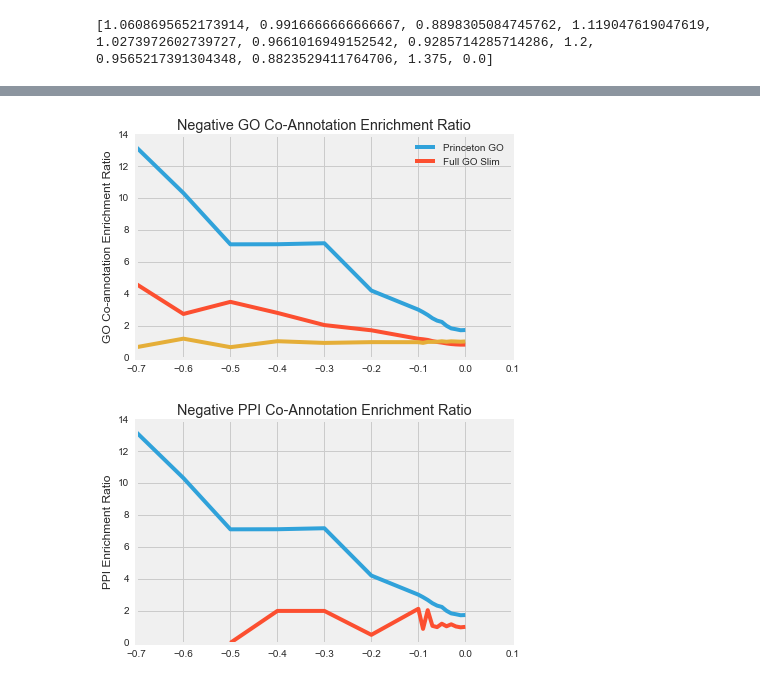
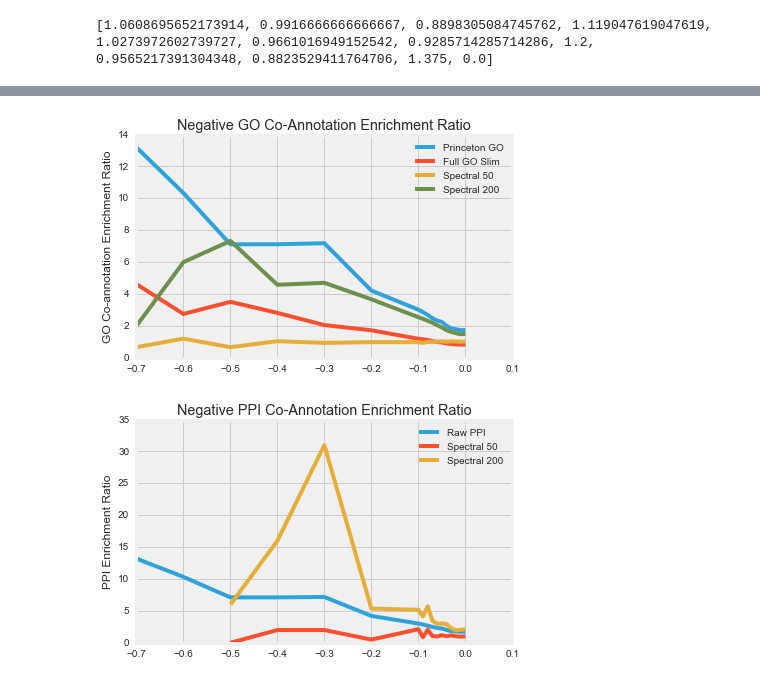
Before and after one commit to tdgoodrich/genetic_overlay, a Jupyter notebook: Code/Plots.ipynb, the cells around one changed output, grey strips where cells are left out. Drawn from its saved outputs; the diff is of its cells as text; code cells hidden in the pictures.

```diff
--- a/Code/Plots.ipynb
+++ b/Code/Plots.ipynb
@@ -24,6 +24,8 @@ neg_scores_ppi_gis = [(392589, 302, 134), (387455, 296, 109), (359469, 287, 104)
 
 neg_50_clusters_gi = [(376042, 8506, 8295), (371060, 8377, 8299), (344082, 7772, 7602), (296025, 6693, 6475), (243346, 5494, 5456), (196894, 4451, 4293), (160210, 3592, 3568), (131855, 2938, 2948), (110034, 2441, 2445), (93043, 2055, 2195), (79350, 1749, 1785), (18887, 392, 399), (6137, 126, 135), (2404, 51, 49), (977, 16, 24), (366, 6, 5), (115, 2, 3), (23, 1, 1), (1, 0, 0), (1, 0, 0)]
 neg_50_clusters_ppi = [(376042, 131, 131), (371060, 131, 135), (344082, 123, 120), (296025, 109, 94), (243346, 88, 85), (196894, 79, 66), (160210, 60, 61), (131855, 51, 48), (110034, 43, 21), (93043, 34, 39), (79350, 32, 15), (18887, 5, 10), (6137, 2, 1), (2404, 2, 1), (977, 0, 1), (366, 0, 1), (115, 0, 0), (23, 0, 0), (1, 0, 0), (1, 0, 0)]
+neg_200_clusters_gi = [(322073, 10379, 6938), (317485, 10284, 6954), (292962, 9790, 6336), (249832, 8859, 5451), (203246, 7745, 4476), (162779, 6784, 3563), (131219, 5841, 2859), (106907, 5089, 2316), (88472, 4470, 1931), (74215, 3910, 1602), (62778, 3444, 1352), (13506, 1013, 276), (3763, 348, 74), (1235, 142, 31), (383, 44, 6), (95, 22, 2), (9, 7, 1), (1, 0, 1), (1, 0, 0), (1, 0, 0)]
+neg_200_clusters_ppi = [(322073, 216, 103), (317485, 211, 103), (292962, 204, 105), (249832, 194, 84), (203246, 188, 64), (162779, 170, 56), (131219, 155, 52), (106907, 145, 42), (88472, 138, 24), (74215, 128, 31), (62778, 119, 23), (13506, 59, 11), (3763, 31, 1), (1235, 16, 1), (383, 6, 1), (95, 4, 1), (9, 0, 0), (1, 0, 0), (1, 0, 0), (1, 0, 0)]
 
 pos_scores_all_go_gis = [(352561, 27658, 35447), (347908, 27333, 34875), (321646, 25478, 32322), (272566, 22120, 27328), (215480, 18061, 21512), (163246, 14246, 16565), (120856, 11002, 12180), (88685, 8442, 8947), (64704, 6531, 6399), (47337, 4968, 4850), (34950, 3835, 3560), (2514, 393, 249), (360, 71, 35), (69, 14, 8), (15, 0, 0), (4, 0, 0), (2, 0, 0), (0, 0, 0), (0, 0, 0), (0, 0, 0)]
 neg_scores_all_go_gis = [(392589, 32585, 39463), (387455, 32237, 39019), (359469, 30342, 36136), (309629, 26921, 31174), (254932, 23061, 25571), (206453, 19704, 20647), (168190, 16844, 16969), (138573, 14533, 13890), (115802, 12728, 11361), (98056, 11186, 9625), (83769, 9940, 8327), (20515, 3410, 1977), (6993, 1509, 735), (2947, 755, 268), (1324, 372, 106), (586, 176, 64), (252, 97, 21), (85, 41, 12), (18, 7, 0), (5, 1, 0)]
@@ -68,33 +74,41 @@ plt.show()
 neg_scores_go_ratio = []
 neg_scores_all_go_ratio = []
 neg_scores_50_go_ratio = []
+neg_scores_200_go_ratio = []
 
 neg_scores_ppi_ratio = []
 neg_scores_50_ppi_ratio = []
+neg_scores_200_ppi_ratio = []
 
 for i in range(len(pos_thresholds)):
     if neg_thresholds[i] > -0.8:
         neg_scores_go_ratio.append(float(neg_scores_go_gis[i][1])/float(neg_scores_go_gis[i][2]))
         neg_scores_all_go_ratio.append(float(neg_scores_all_go_gis[i][1])/float(neg_scores_all_go_gis[i][2]))
         neg_scores_50_go_ratio.append(float(neg_50_clusters_gi[i][1])/float(neg_50_clusters_gi[i][2]))
+        neg_scores_200_go_ratio.append(float(neg_200_clusters_gi[i][1])/float(neg_200_clusters_gi[i][2]))
     if neg_thresholds[i] > -0.6:
         neg_scores_ppi_ratio.append(float(neg_scores_ppi_gis[i][1])/float(neg_scores_ppi_gis[i][2]))
         neg_scores_50_ppi_ratio.append(float(neg_50_clusters_ppi[i][1])/float(neg_50_clusters_ppi[i][2]))
+        neg_scores_200_ppi_ratio.append(float(neg_200_clusters_ppi[i][1])/float(neg_200_clusters_ppi[i][2]))
 # %%
 plt.plot(neg_thresholds[:len(neg_scores_go_ratio)], neg_scores_go_ratio)
 plt.plot(neg_thresholds[:len(neg_scores_go_ratio)], neg_scores_all_go_ratio)
 plt.plot(neg_thresholds[:len(neg_scores_50_go_ratio)], neg_scores_50_go_ratio)
+plt.plot(neg_thresholds[:len(neg_scores_200_go_ratio)], neg_scores_200_go_ratio)
 
-plt.legend(['Princeton GO', 'Full GO Slim'])
+plt.legend(['Princeton GO', 'Full GO Slim', 'Spectral 50', 'Spectral 200'])
 plt.ylabel('GO Co-annotation Enrichment Ratio')
 plt.title('Negative GO Co-Annotation Enrichment Ratio')
 plt.show()
 
 plt.plot(neg_thresholds[:len(neg_scores_go_ratio)], neg_scores_go_ratio)
 plt.plot(neg_thresholds[:len(neg_scores_50_ppi_ratio)], neg_scores_50_ppi_ratio)
+plt.plot(neg_thresholds[:len(neg_scores_200_ppi_ratio)], neg_scores_200_ppi_ratio)
+
+plt.legend(['Raw PPI', 'Spectral 50', 'Spectral 200'])
 plt.ylabel('PPI Enrichment Ratio')
 plt.title('Negative PPI Co-Annotation Enrichment Ratio')
 plt.show()
 # %% [output]
-[figure, old version]
+[figure, new version]
-[figure, old version]
+[figure, new version]
```
Also changed, not shown: parts of 1 cell of this notebook.
